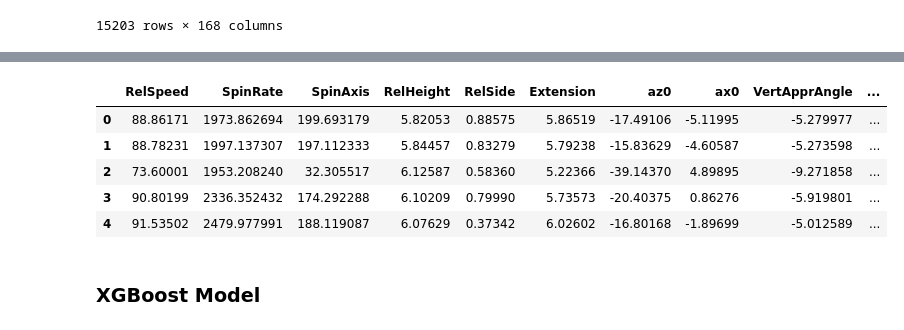
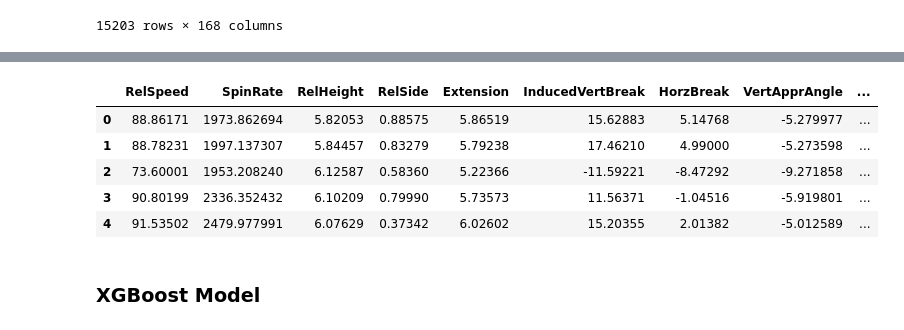
Before and after one commit to jackkalsched/UCSD_Baseball_25, a Jupyter notebook: Pitching/stuff+/stuff_plus.ipynb, the cells around one changed output, grey strips where cells are left out. Cells and saved outputs as stored; diff of their text form; code cells hidden in the pictures.

```diff
--- a/Pitching/stuff+/stuff_plus.ipynb
+++ b/Pitching/stuff+/stuff_plus.ipynb
@@ -474,7 +420,8 @@ master_trackman[master_trackman['whiff'] == 1]
 | 35593 | 303 | 2025-03-04 | 21:14:35.01 | 1 | 5 | Smith, Dylan | 1.000083e+09 | Right | CAL_FUL | ... |
 3655 rows × 167 columns
 # %%
-feature_cols = ['RelSpeed', 'SpinRate', 'SpinAxis', 'RelHeight', 'RelSide', 'Extension', 'az0', 'ax0', 'VertApprAngle', 'HorzApprAngle', 'speed_diff', 'az0_diff', 'ax0_diff'] #Uses az0 and ax0 instead of IVB & HB (check tjStuff+)
+feature_cols = ['RelSpeed', 'SpinRate', 'RelHeight', 'RelSide', 'Extension', 'InducedVertBreak', 'HorzBreak', 'VertApprAngle', 'HorzApprAngle']
+extra_cols = ['speed_diff', 'az0_diff', 'ax0_diff'] #Uses az0 and ax0 instead of IVB & HB (check tjStuff+)
 target_cols = ['whiff']
 # %% [markdown]
 ## Data Cleaning
@@ -506,6 +458,7 @@ def mirror_handedness(row):
     # Mirror if left
     if row['handedness_encode'] == 0:
         row['HorzBreak'] *= -1
+        row['ax0'] *= -1
         row['RelSide'] *= -1
         row['HorzApprAngle'] *= -1
     return row
@@ -534,6 +487,8 @@ avg_fb = fb.groupby('Pitcher').agg(
     avg_speed = ('RelSpeed', 'mean'),
     avg_vert_az = ('az0', 'mean'),
     avg_horz_ax = ('ax0', 'mean'),
+    avg_ivb = ('InducedVertBreak', 'mean'),
+    avb_hb = ('HorzBreak', 'mean'),
     pitch_count = ('PitchNo', 'count')
     ).reset_index()
 avg_fb = avg_fb[avg_fb['pitch_count'] > 2]
@@ -545,6 +500,8 @@ encoded_avg = encoded_trackman.merge(avg_fb, on = ['Pitcher'], how = 'inner')
 encoded_avg['speed_diff'] = encoded_avg['RelSpeed'] - encoded_avg['avg_speed']
 encoded_avg['az0_diff'] = encoded_avg['az0'] - encoded_avg['avg_vert_az']
 encoded_avg['ax0_diff'] = encoded_avg['ax0'] - encoded_avg['avg_horz_ax']
+encoded_avg['IVB_diff'] = encoded_avg['InducedVertBreak'] - encoded_avg['avg_ivb']
+encoded_avg['HB_diff'] = encoded_avg['HorzBreak'] - encoded_avg['avb_hb']
 
 encoded_avg.head()
 # %% [output]
@@ -554,26 +511,28 @@ encoded_avg.head()
 | 2 | 8 | 2025-03-25 | 18:11:14.83 | 3 | 2 | Martin, Landon | 1.000365e+09 | Right | CAL_FUL | ... |
 | 3 | 10 | 2025-03-25 | 18:14:41.10 | 1 | 2 | Horn, David | 7.026150e+05 | Right | SAN_TOR | ... |
 | 4 | 14 | 2025-03-25 | 18:16:18.59 | 2 | 4 | Horn, David | 7.026150e+05 | Right | SAN_TOR | ... |
+# %%
+feature_cols = ['RelSpeed', 'SpinRate', 'RelHeight', 'RelSide', 'Extension', 'InducedVertBreak', 'HorzBreak', 'VertApprAngle', 'HorzApprAngle', 'speed_diff', 'IVB_diff', 'HB_diff']
 # %%
 X = encoded_avg[feature_cols + target_cols]
 
 #Cleaning more
 X = X.replace({pd.NA: np.nan})
 X = X.astype({col: float for col in ["RelSpeed", "SpinRate",
-                                     "ax0", "az0",
-                                     "SpinAxis", "Extension",
+                                     "InducedVertBreak", "HorzBreak",
+                                     "Extension",
                                      "RelSide", "RelHeight", "VertApprAngle"]})
-X = X.dropna(subset=["RelSpeed", "SpinRate", "ax0", "az0",
-                    "SpinAxis", "Extension", "RelSide", "RelHeight", "VertApprAngle"])
+X = X.dropna(subset=["RelSpeed", "SpinRate", "InducedVertBreak", "HorzBreak",
+                    "Extension", "RelSide", "RelHeight", "VertApprAngle"])
 
 X.head()
 # %% [output]
-|  | RelSpeed | SpinRate | SpinAxis | RelHeight | RelSide | Extension | az0 | ax0 | VertApprAngle | ... |
-| 0 | 88.86171 | 1973.862694 | 199.693179 | 5.82053 | 0.88575 | 5.86519 | -17.49106 | -5.11995 | -5.279977 | ... |
-| 1 | 88.78231 | 1997.137307 | 197.112333 | 5.84457 | 0.83279 | 5.79238 | -15.83629 | -4.60587 | -5.273598 | ... |
-| 2 | 73.60001 | 1953.208240 | 32.305517 | 6.12587 | 0.58360 | 5.22366 | -39.14370 | 4.89895 | -9.271858 | ... |
-| 3 | 90.80199 | 2336.352432 | 174.292288 | 6.10209 | 0.79990 | 5.73573 | -20.40375 | 0.86276 | -5.919801 | ... |
-| 4 | 91.53502 | 2479.977991 | 188.119087 | 6.07629 | 0.37342 | 6.02602 | -16.80168 | -1.89699 | -5.012589 | ... |
+|  | RelSpeed | SpinRate | RelHeight | RelSide | Extension | InducedVertBreak | HorzBreak | VertApprAngle | ... |
+| 0 | 88.86171 | 1973.862694 | 5.82053 | 0.88575 | 5.86519 | 15.62883 | 5.14768 | -5.279977 | ... |
+| 1 | 88.78231 | 1997.137307 | 5.84457 | 0.83279 | 5.79238 | 17.46210 | 4.99000 | -5.273598 | ... |
+| 2 | 73.60001 | 1953.208240 | 6.12587 | 0.58360 | 5.22366 | -11.59221 | -8.47292 | -9.271858 | ... |
+| 3 | 90.80199 | 2336.352432 | 6.10209 | 0.79990 | 5.73573 | 11.56371 | -1.04516 | -5.919801 | ... |
+| 4 | 91.53502 | 2479.977991 | 6.07629 | 0.37342 | 6.02602 | 15.20355 | 2.01382 | -5.012589 | ... |
 # %%
 #Standardize features
 y = X['whiff'].values
```
Also changed, not shown: parts of 22 cells of this notebook.
